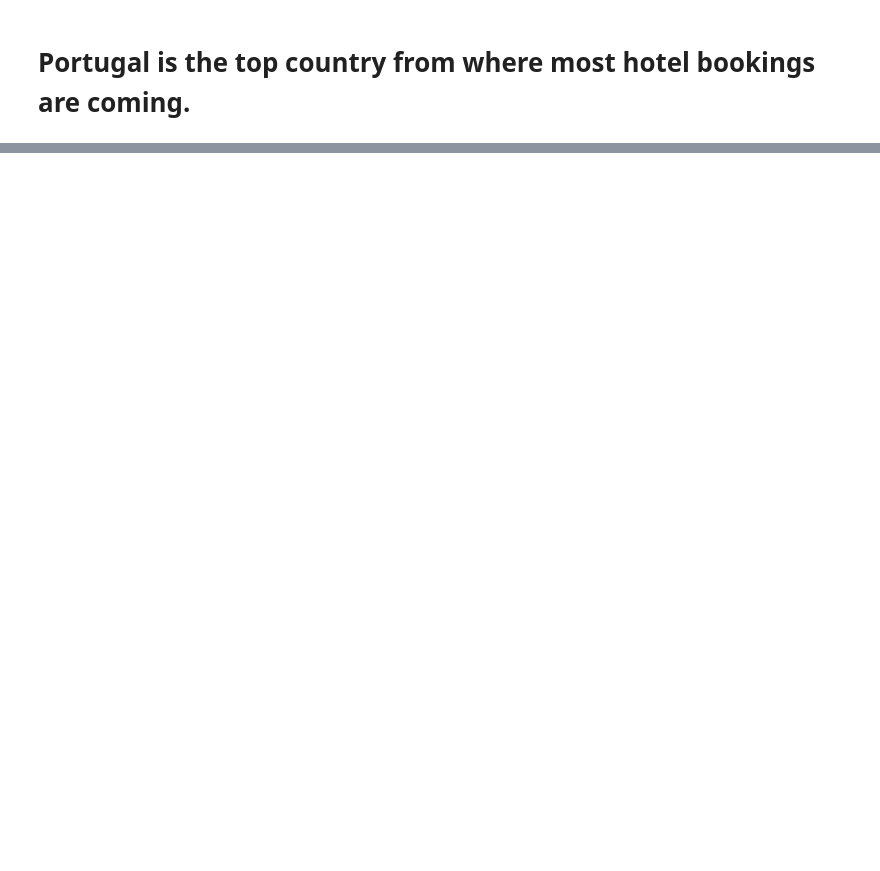
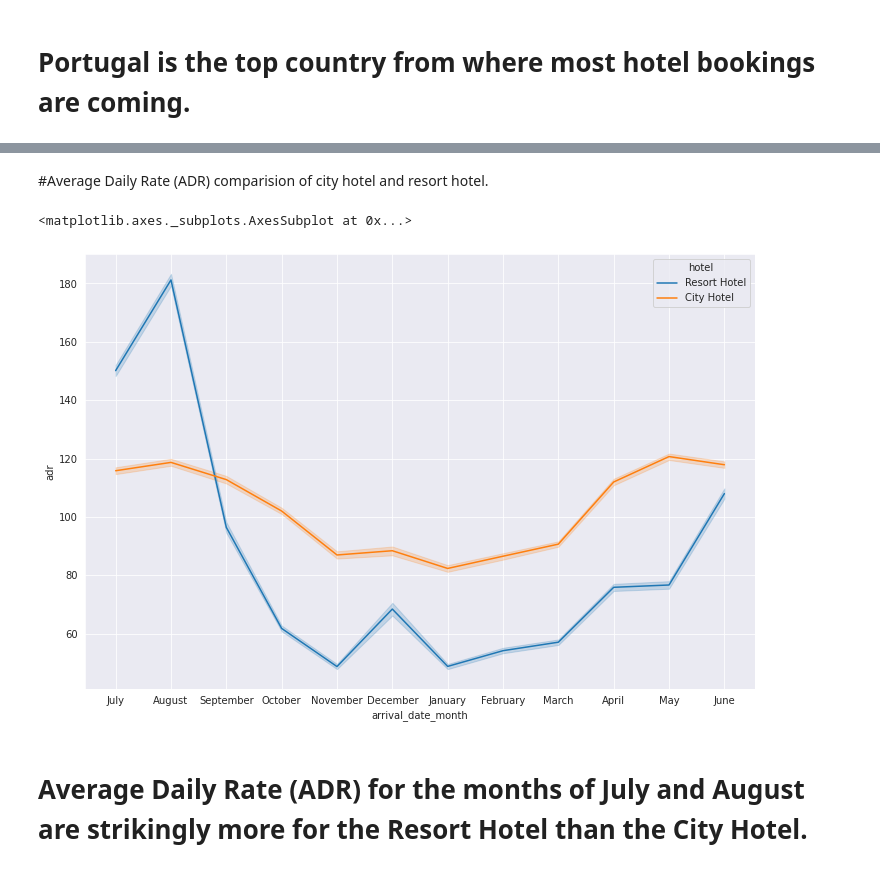
Before and after one commit to ganeshghadge2772/Hotel_Booking, a Jupyter notebook: Hotel_Booking_ipyn.ipynb, the cells around one changed output, grey strips where cells are left out. Cells and saved outputs as stored; diff of their text form; code cells hidden in the pictures; blank space fills up the shorter version.

```diff
--- a/Hotel_Booking_ipyn.ipynb
+++ b/Hotel_Booking_ipyn.ipynb
@@ -337,0 +385,12 @@ guest_map.show()
+# %% [markdown]
+#Average Daily Rate (ADR) comparision of city hotel and resort hotel.
+# %%
+# lineplot of ADR
+
+plt.figure(figsize=(12,8))
+sns.lineplot(x = 'arrival_date_month', y = 'adr', hue= 'hotel', data = df_not_canceled)
+# %% [output]
+<matplotlib.axes._subplots.AxesSubplot at 0x...>
+[figure, added]
+# %% [markdown]
+# Average Daily Rate (ADR) for the months of July and August are strikingly more for the Resort Hotel than the City Hotel.
```
Also changed, not shown: parts of 13 cells of this notebook.
